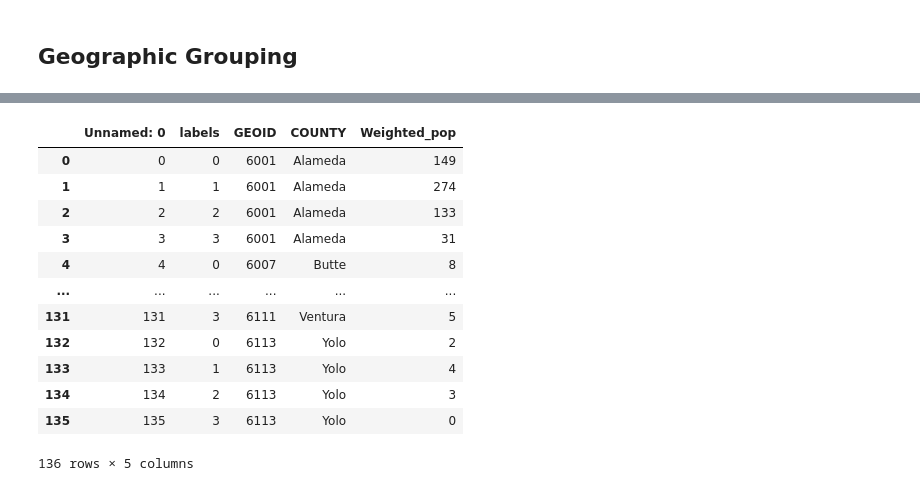
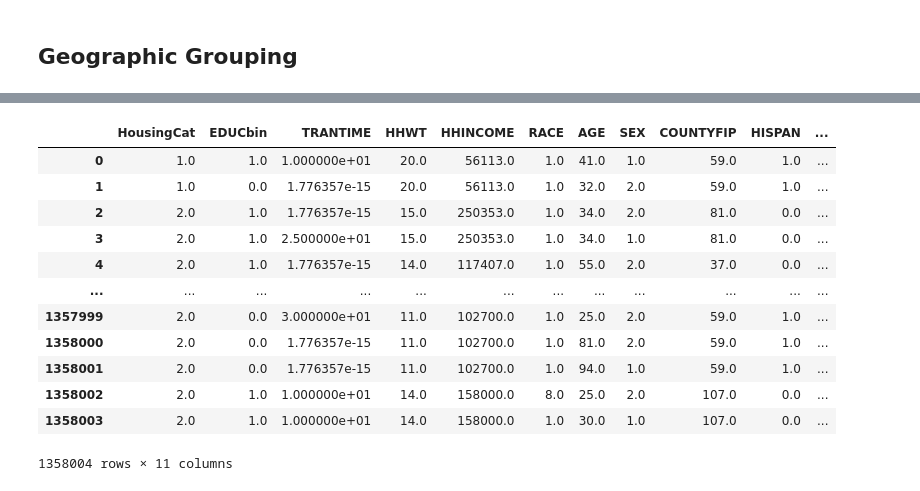
Before and after one commit to aren-kab/CDI-Capstone, a Jupyter notebook: MultiYearClust.ipynb, the cells around one changed output, grey strips where cells are left out. Saved outputs shown, nothing was run; the diff lists cells and outputs as text; code cells hidden in the pictures.

```diff
--- a/MultiYearClust.ipynb
+++ b/MultiYearClust.ipynb
@@ -374,17 +357,17 @@ geo(dfX10fin,2019,1)
-# %%
-pd.read_csv('C:/Users/akaba/Downloads/2019_1.csv')
-# %% [output]
-|  | Unnamed: 0 | labels | GEOID | COUNTY | Weighted_pop |
-| 0 | 0 | 0 | 6001 | Alameda | 149 |
-| 1 | 1 | 1 | 6001 | Alameda | 274 |
-| 2 | 2 | 2 | 6001 | Alameda | 133 |
-| 3 | 3 | 3 | 6001 | Alameda | 31 |
-| 4 | 4 | 0 | 6007 | Butte | 8 |
-| ... | ... | ... | ... | ... | ... |
-| 131 | 131 | 3 | 6111 | Ventura | 5 |
-| 132 | 132 | 0 | 6113 | Yolo | 2 |
-| 133 | 133 | 1 | 6113 | Yolo | 4 |
-| 134 | 134 | 2 | 6113 | Yolo | 3 |
-| 135 | 135 | 3 | 6113 | Yolo | 0 |
-136 rows × 5 columns
+# %%
+dfX19fin
+# %% [output]
+|  | HousingCat | EDUCbin | TRANTIME | HHWT | HHINCOME | RACE | AGE | SEX | COUNTYFIP | HISPAN | ... |
+| 0 | 1.0 | 1.0 | 1.000000e+01 | 20.0 | 56113.0 | 1.0 | 41.0 | 1.0 | 59.0 | 1.0 | ... |
+| 1 | 1.0 | 0.0 | 1.776357e-15 | 20.0 | 56113.0 | 1.0 | 32.0 | 2.0 | 59.0 | 1.0 | ... |
+| 2 | 2.0 | 1.0 | 1.776357e-15 | 15.0 | 250353.0 | 1.0 | 34.0 | 2.0 | 81.0 | 0.0 | ... |
+| 3 | 2.0 | 1.0 | 2.500000e+01 | 15.0 | 250353.0 | 1.0 | 34.0 | 1.0 | 81.0 | 0.0 | ... |
+| 4 | 2.0 | 1.0 | 1.776357e-15 | 14.0 | 117407.0 | 1.0 | 55.0 | 2.0 | 37.0 | 0.0 | ... |
+| ... | ... | ... | ... | ... | ... | ... | ... | ... | ... | ... | ... |
+| 1357999 | 2.0 | 0.0 | 3.000000e+01 | 11.0 | 102700.0 | 1.0 | 25.0 | 2.0 | 59.0 | 1.0 | ... |
+| 1358000 | 2.0 | 0.0 | 1.776357e-15 | 11.0 | 102700.0 | 1.0 | 81.0 | 2.0 | 59.0 | 1.0 | ... |
+| 1358001 | 2.0 | 0.0 | 1.776357e-15 | 11.0 | 102700.0 | 1.0 | 94.0 | 1.0 | 59.0 | 1.0 | ... |
+| 1358002 | 2.0 | 1.0 | 1.000000e+01 | 14.0 | 158000.0 | 8.0 | 25.0 | 2.0 | 107.0 | 0.0 | ... |
+| 1358003 | 2.0 | 1.0 | 1.000000e+01 | 14.0 | 158000.0 | 1.0 | 30.0 | 1.0 | 107.0 | 0.0 | ... |
+1358004 rows × 11 columns
 # %%
```
Also changed, not shown: parts of 23 cells of this notebook.
